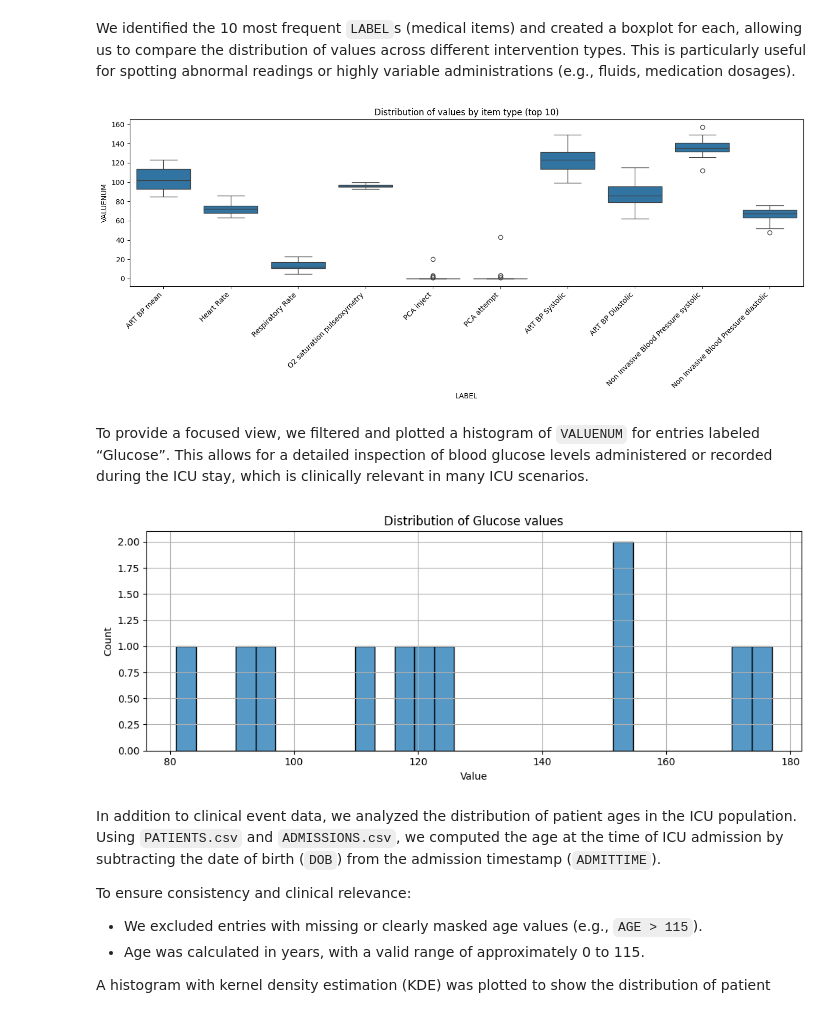
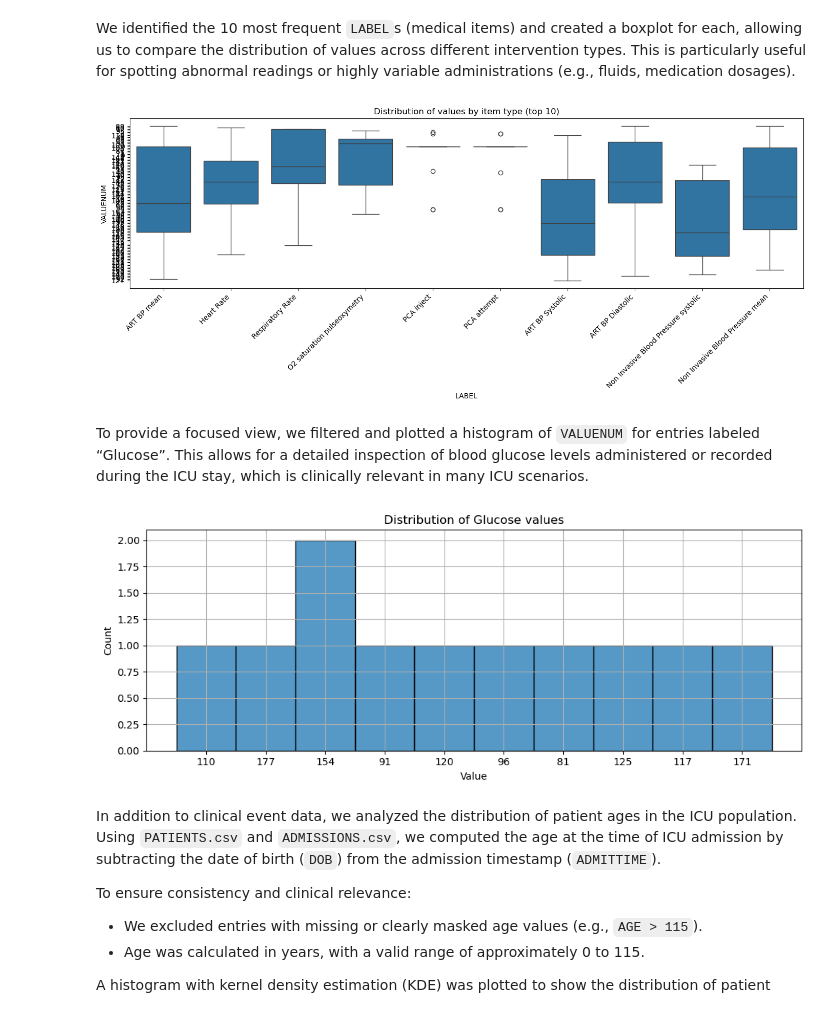
Before and after one commit to barbara-s-neto/ICU_Length_of_Stay_Prediction_MIMIC-III, a Jupyter notebook: GrupoC_BDCC.ipynb, the cells around one changed output. Saved outputs shown, nothing was run; the diff lists cells and outputs as text; code cells hidden in the pictures.

```diff
--- a/GrupoC_BDCC.ipynb
+++ b/GrupoC_BDCC.ipynb
@@ -396,36 +357,69 @@ else:
 # %% [markdown]
 We identified the 10 most frequent `LABEL`s (medical items) and created a boxplot for each, allowing us to compare the distribution of values across different intervention types. This is particularly useful for spotting abnormal readings or highly variable administrations (e.g., fluids, medication dosages).
 # %%
-    top_items = scatter_df['LABEL'].value_counts().head(10).index
-    box_df = scatter_df[scatter_df['LABEL'].isin(top_items)]
+# Drop rows with missing 'VALUENUM'
+scatter_df = stay_df.dropna(subset=['VALUENUM'])
 
-    plt.figure(figsize=(14, 6))
-    sns.boxplot(data=box_df, x='LABEL', y='VALUENUM')
-    plt.xticks(rotation=45, ha='right')
-    plt.title("Distribution of values by item type (top 10)")
-    plt.tight_layout()
-    plt.show()
+# Get the top 10 'LABEL' values based on the frequency of their occurrences
+top_items_df = scatter_df.groupBy('LABEL').count().orderBy(F.desc('count')).limit(10)
+
+# Collect the result as a list of the top 10 item labels
+top_items = [row['LABEL'] for row in top_items_df.collect()]
+
+# Filter the scatter_df to include only the rows with the top 10 'LABEL' values
+box_df = scatter_df.filter(scatter_df['LABEL'].isin(top_items))
+
+# Convert to Pandas DataFrame for plotting (only if the DataFrame is not too large)
+box_df_pd = box_df.toPandas()
+
+# Plot the boxplot for the top 10 items
+plt.figure(figsize=(14, 6))
+sns.boxplot(data=box_df_pd, x='LABEL', y='VALUENUM')
+
+# Rotate the x-axis labels for better readability
+plt.xticks(rotation=45, ha='right')
+
+# Set the title of the plot
+plt.title("Distribution of values by item type (top 10)")
+
+# Adjust the layout to avoid clipping
+plt.tight_layout()
+
+# Show the plot
+plt.show()
 # %% [output]
-[figure, old version]
+[figure, new version]
 # %% [markdown]
 To provide a focused view, we filtered and plotted a histogram of `VALUENUM` for entries labeled “Glucose”. This allows for a detailed inspection of blood glucose levels administered or recorded during the ICU stay, which is clinically relevant in many ICU scenarios.
 # %%
-    # Histogram of a specific item (Glucose)
-    item_label = 'Glucose'
-    glucose_df = scatter_df[scatter_df['LABEL'].str.contains(item_label, case=False, na=False)]
+# Histogram of a specific item (Glucose)
+item_label = 'Glucose'
 
-    if glucose_df.empty:
-        print(f"No data found with LABEL containing '{item_label}'.")
-    else:
-        plt.figure(figsize=(10, 4))
-        sns.histplot(glucose_df['VALUENUM'], bins=30)
-        plt.title(f"Distribution of {item_label} values")
-        plt.xlabel("Value")
-        plt.grid(True)
-        plt.tight_layout()
-        plt.show()
+# Filter using PySpark DataFrame operations instead of pandas string methods
+glucose_df = scatter_df.filter(
+    scatter_df['LABEL'].contains(item_label) |
+    scatter_df['LABEL'].like(f'%{item_label.lower()}%') |
+    scatter_df['LABEL'].like(f'%{item_label.upper()}%')
+).filter(scatter_df['LABEL'].isNotNull())
+
+# Check if DataFrame is empty
+glucose_count = glucose_df.count()
+
+if glucose_count == 0:
+    print(f"No data found with LABEL containing '{item_label}'.")
+else:
+    # Convert to regular pandas DataFrame for plotting compatibility
+    glucose_pandas_df = glucose_df.toPandas()
+
+    plt.figure(figsize=(10, 4))
+    sns.histplot(glucose_pandas_df['VALUENUM'], bins=30)
+    plt.title(f"Distribution of {item_label} values")
+    plt.xlabel("Value")
+    plt.grid(True)
+    plt.tight_layout()
+    plt.show()
 # %% [output]
-[figure, old version]
+[figure, new version]
 # %% [markdown]
 In addition to clinical event data, we analyzed the distribution of patient ages in the ICU population. Using `PATIENTS.csv` and `ADMISSIONS.csv`, we computed the age at the time of ICU admission by subtracting the date of birth (`DOB`) from the admission timestamp (`ADMITTIME`).
 
```
Also changed, not shown: parts of 27 cells of this notebook.
